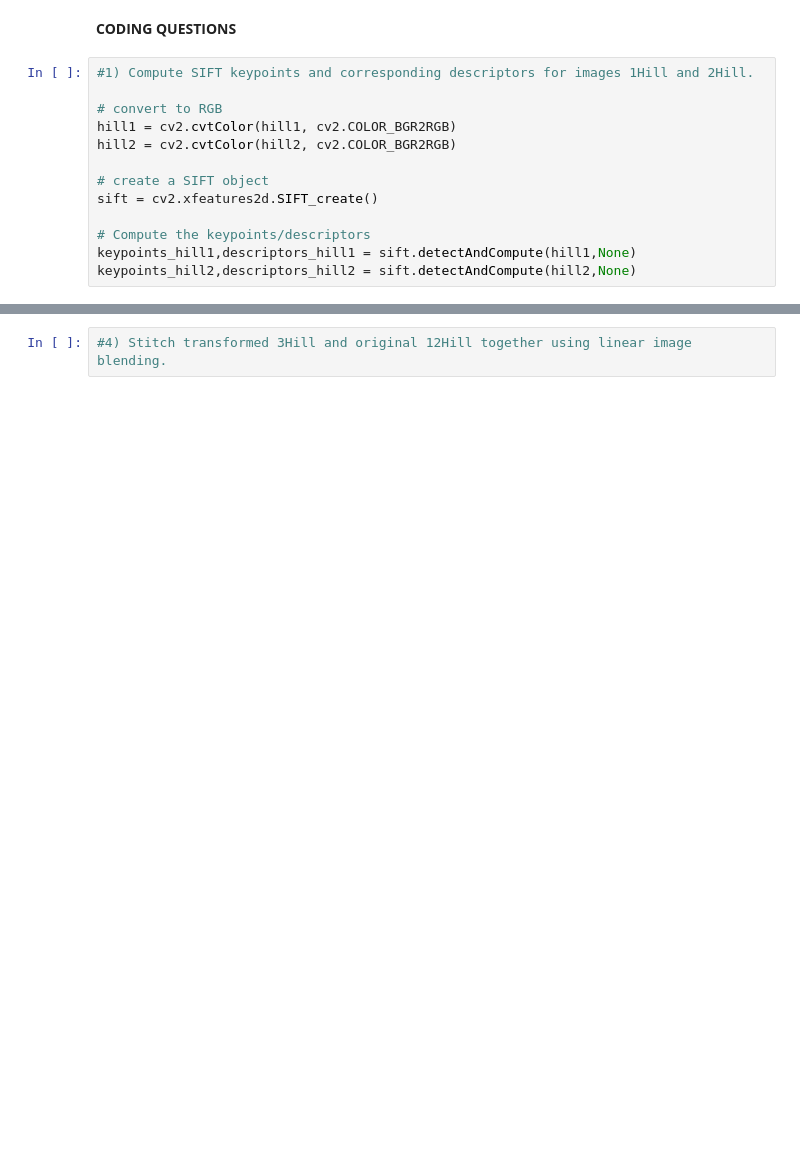
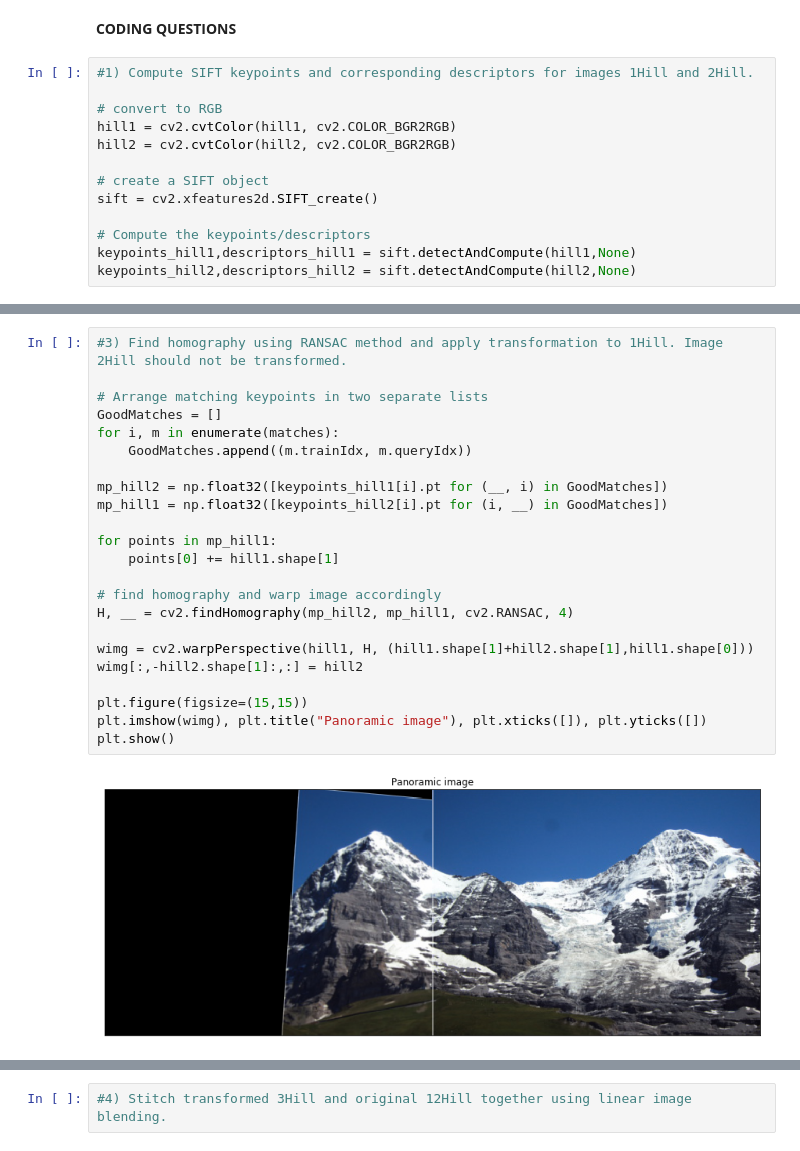
Before and after one commit to FilipBernevec/ecse-415, a Jupyter notebook: assignment2/stitching.ipynb, the cells around one changed output, grey strips where cells are left out. Cells and saved outputs as stored; diff of their text form; blank space fills up the shorter version.

```diff
--- a/assignment2/stitching.ipynb
+++ b/assignment2/stitching.ipynb
@@ -106,2 +131,27 @@ plt.show()
+# %%
+#3) Find homography using RANSAC method and apply transformation to 1Hill. Image 2Hill should not be transformed.
+
+# Arrange matching keypoints in two separate lists
+GoodMatches = []
+for i, m in enumerate(matches):
+    GoodMatches.append((m.trainIdx, m.queryIdx))
+
+mp_hill2 = np.float32([keypoints_hill1[i].pt for (__, i) in GoodMatches])
+mp_hill1 = np.float32([keypoints_hill2[i].pt for (i, __) in GoodMatches])
+
+for points in mp_hill1:
+    points[0] += hill1.shape[1]
+
+# find homography and warp image accordingly
+H, __ = cv2.findHomography(mp_hill2, mp_hill1, cv2.RANSAC, 4)
+
+wimg = cv2.warpPerspective(hill1, H, (hill1.shape[1]+hill2.shape[1],hill1.shape[0]))
+wimg[:,-hill2.shape[1]:,:] = hill2
+
+plt.figure(figsize=(15,15))
+plt.imshow(wimg), plt.title("Panoramic image"), plt.xticks([]), plt.yticks([])
+plt.show()
+# %% [output]
+[figure, added]
 # %%
 #4) Stitch transformed 1Hill and original 2Hill together using pyramid image blending.
```
Also changed, not shown: parts of 13 cells of this notebook, 9 other files.
